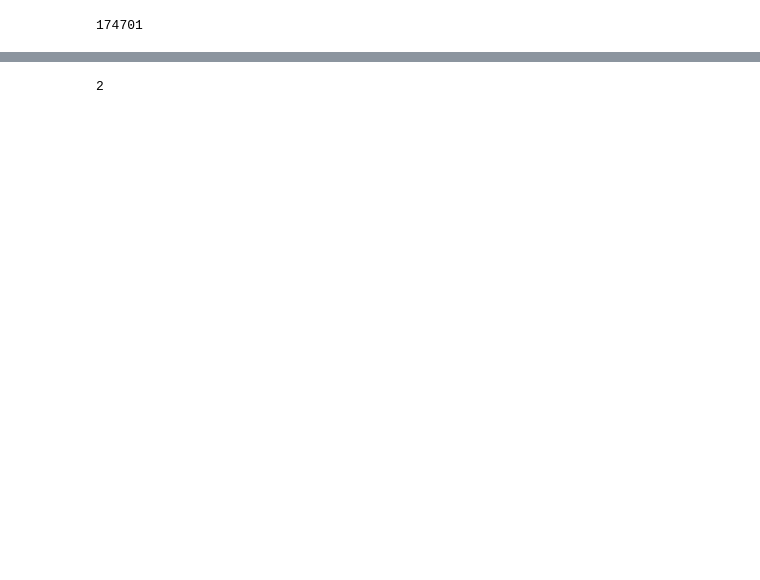
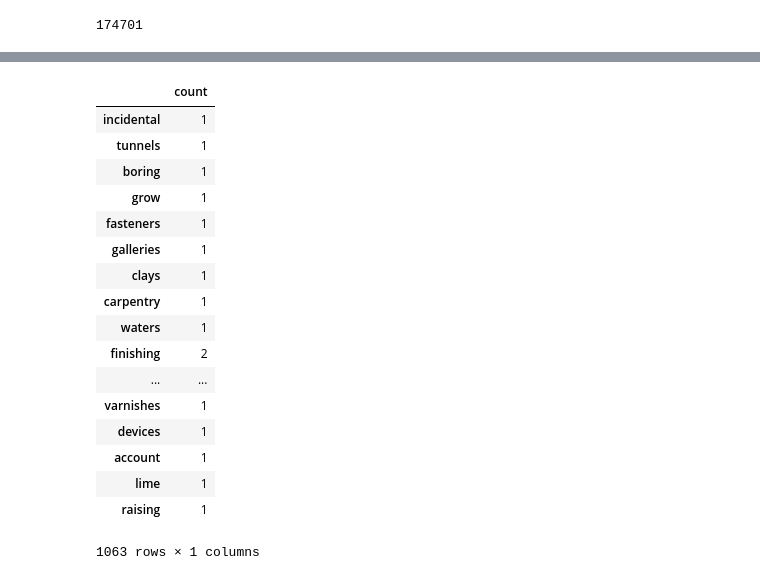
Before and after one commit to dannyfriar/msc-project, a Jupyter notebook: exploratory_analysis/explore_data.ipynb, the cells around one changed output, grey strips where cells are left out. Cells and saved outputs as stored; diff of their text form; code cells hidden in the pictures; blank space fills up the shorter version.

```diff
--- a/exploratory_analysis/explore_data.ipynb
+++ b/exploratory_analysis/explore_data.ipynb
@@ -74,21 +102,40 @@ Number of unique verticals: 913
 # %%
-# Vertical SIC codes
-vert_list_codes = [re.sub('[^0-9]+', '', s).strip() for s in vert_list]
-vert_list_codes = list(set(map(int, filter(None, vert_list_codes))))
-vert_list_codes.sort()
+# # Vertical SIC codes
+# vert_list_codes = [re.sub('[^0-9]+', '', s).strip() for s in vert_list]
+# vert_list_codes = list(set(map(int, filter(None, vert_list_codes))))
+# vert_list_codes.sort()
 
 # Vertical descriptions
 vert_list = set(companies_df['vertical'].tolist())
 vert_desc_list = [re.sub('[^a-zA-Z -]+', '', s).strip() for s in vert_list if s != "None Supplied"]
 vert_desc_list = [word[2:] for word in vert_desc_list]  # remove initial "- "
 vert_desc_words = list(set(" ".join(vert_desc_list).split()))
 stops = set(stopwords.words("english"))
 vert_desc_words = [word.lower() for word in vert_desc_words if word not in stops and len(word) > 1]
 
-# Save words to file
-with open("../data/vert_desc_words.csv",'w') as f:
-    wr = csv.writer(f)
-    wr.writerows([vert_desc_words])
+# # Save words to file
+# with open("../data/vert_desc_words.csv",'w') as f:
+#     wr = csv.writer(f)
+#     wr.writerows([vert_desc_words])
+# %% [output]
+|  | count |
+| incidental | 1 |
+| tunnels | 1 |
+| boring | 1 |
+| grow | 1 |
+| fasteners | 1 |
+| galleries | 1 |
+| clays | 1 |
+| carpentry | 1 |
+| waters | 1 |
+| finishing | 2 |
+| ... | ... |
+| varnishes | 1 |
+| devices | 1 |
+| account | 1 |
+| lime | 1 |
+| raising | 1 |
+1063 rows × 1 columns
 # %%
 # URLs
 url_list = list(set(companies_df['url'].tolist()))
@@ -106,11 +153,14 @@ with open("../data/company_urls.csv",'w') as f:
 # Company names
 name_list = list(set(companies_df['company_name'].tolist()))
 search_string = re.compile('LTD|LIMITED')
+ltd_name_list = [name.strip().lower() for name in name_list]
 name_list = [re.sub(search_string, "", name).strip().lower() for name in name_list]
-len_name_list = np.array([len(name) for name in name_list])
-np.amin(len_name_list)
-# with open("../data/company_names.csv",'w') as f:
-#     wr = csv.writer(f)
-#     wr.writerows([name_list])
+name_list = [name for name in name_list if len(name)>3]
+
+with open("../data/company_names.csv",'w') as f:
+    wr = csv.writer(f)
+    wr.writerows([name_list])
+
+with open("../data/company_names_ltd.csv",'w') as f:
+    wr = csv.writer(f)
+    wr.writerows([ltd_name_list])
-# %% [output]
-2
```
Also changed, not shown: parts of 5 cells of this notebook, 16 other files.
